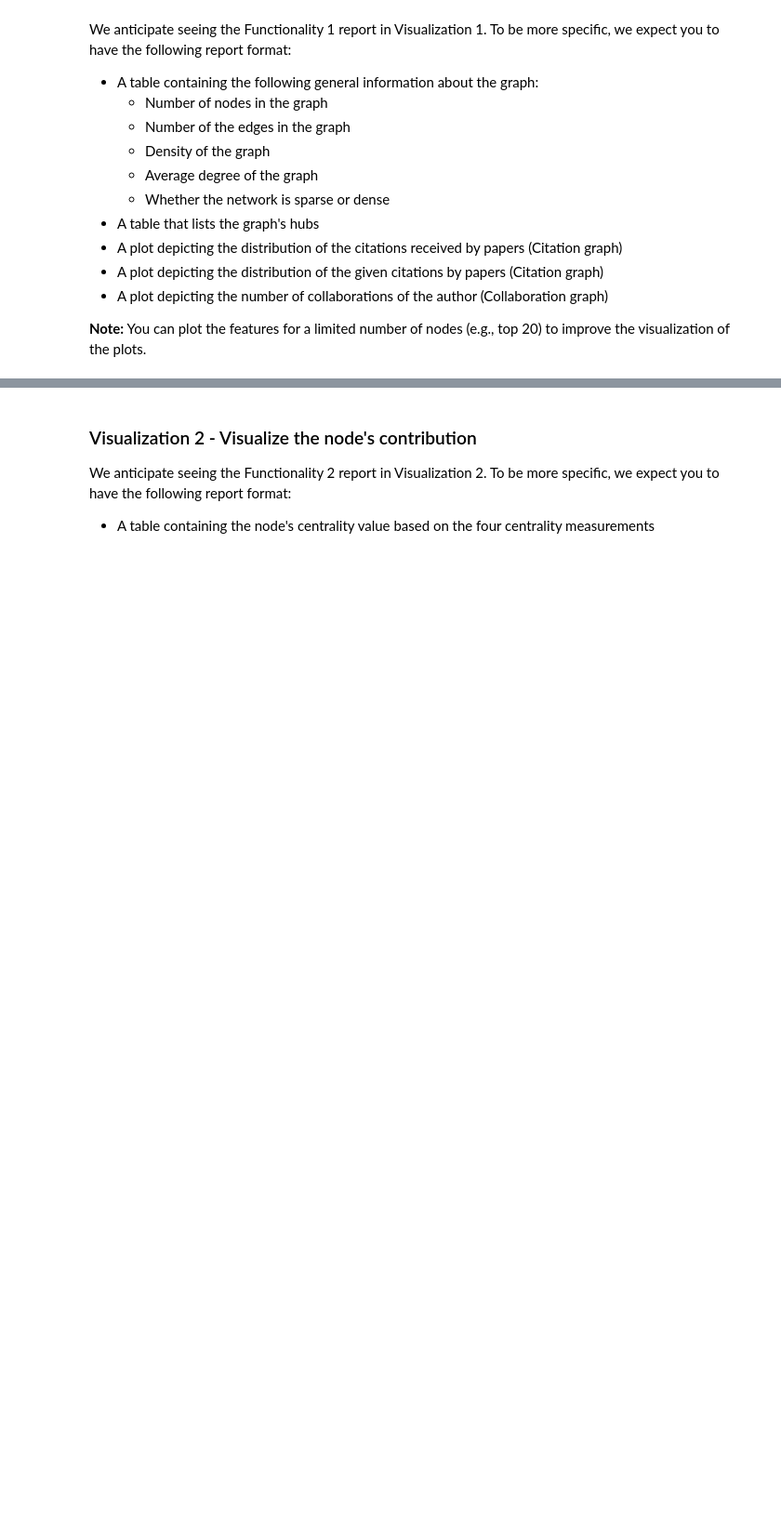
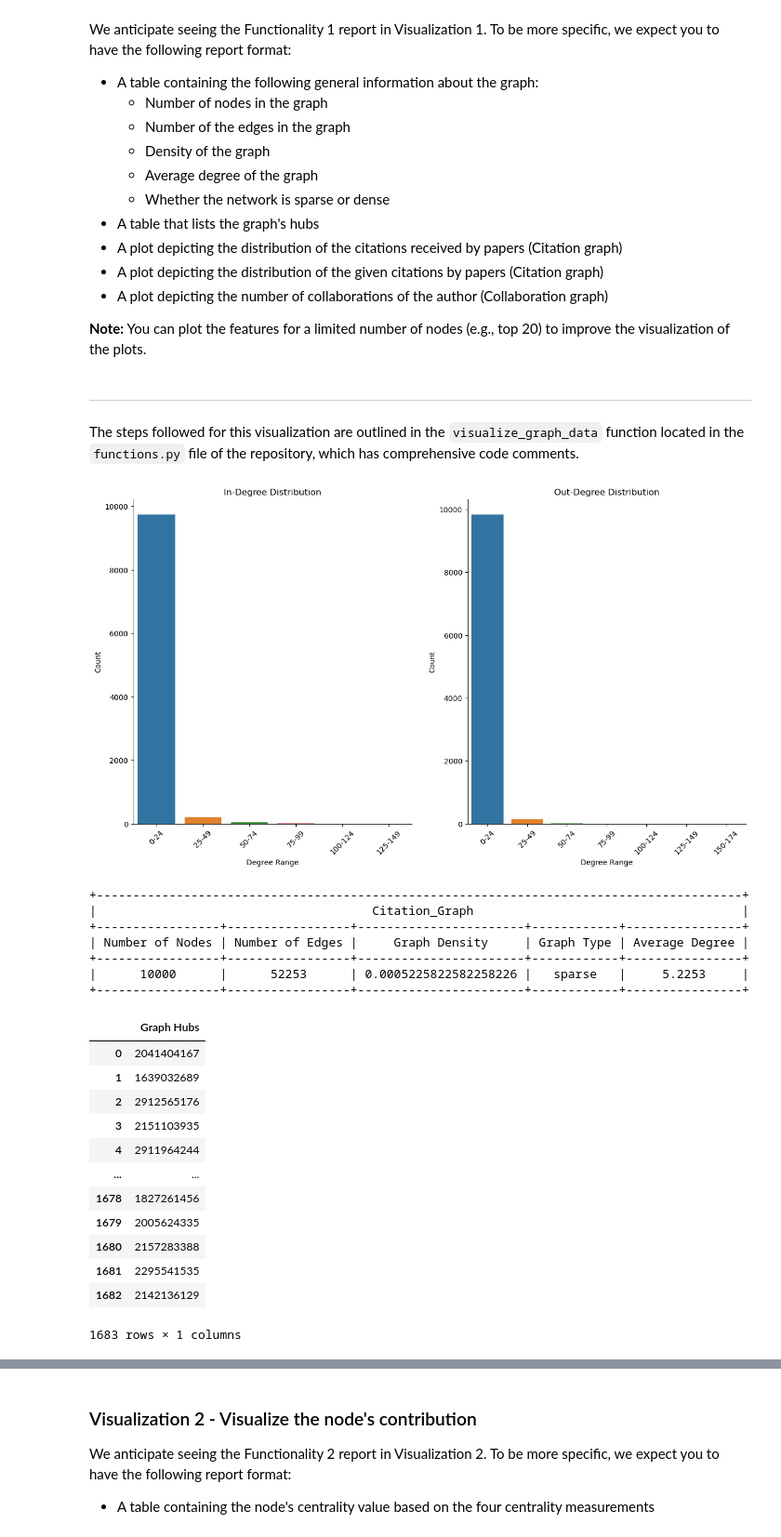
Before and after one commit to FrancescoLazzari/ADM-HW5, a Jupyter notebook: main.ipynb, the cells around one changed output, grey strips where cells are left out. Shown at 93% size. Drawn from its saved outputs; the diff is of its cells as text; code cells hidden in the pictures; blank space fills up the shorter version.

```diff
--- a/main.ipynb
+++ b/main.ipynb
@@ -624,0 +628,29 @@ __Note:__ You can plot the features for a limited number of nodes (e.g., top 20)
+# %% [markdown]
+---
+
+The steps followed for this visualization are outlined in the `visualize_graph_data` function located in the `functions.py` file of the repository, which has comprehensive code comments.
+# %%
+# Visualize the data of the Citation Graph
+visualize_graph_data(citation_data)
+# %% [output]
+[figure, added]
++-----------------------------------------------------------------------------------------+
+|                                      Citation_Graph                                     |
++-----------------+-----------------+-----------------------+------------+----------------+
+| Number of Nodes | Number of Edges |     Graph Density     | Graph Type | Average Degree |
++-----------------+-----------------+-----------------------+------------+----------------+
+|      10000      |      52253      | 0.0005225822582258226 |   sparse   |     5.2253     |
++-----------------+-----------------+-----------------------+------------+----------------+
+|  | Graph Hubs |
+| 0 | 2041404167 |
+| 1 | 1639032689 |
+| 2 | 2912565176 |
+| 3 | 2151103935 |
+| 4 | 2911964244 |
+| ... | ... |
+| 1678 | 1827261456 |
+| 1679 | 2005624335 |
+| 1680 | 2157283388 |
+| 1681 | 2295541535 |
+| 1682 | 2142136129 |
+1683 rows × 1 columns
```
Also changed, not shown: parts of 10 cells of this notebook, 1 other file.
